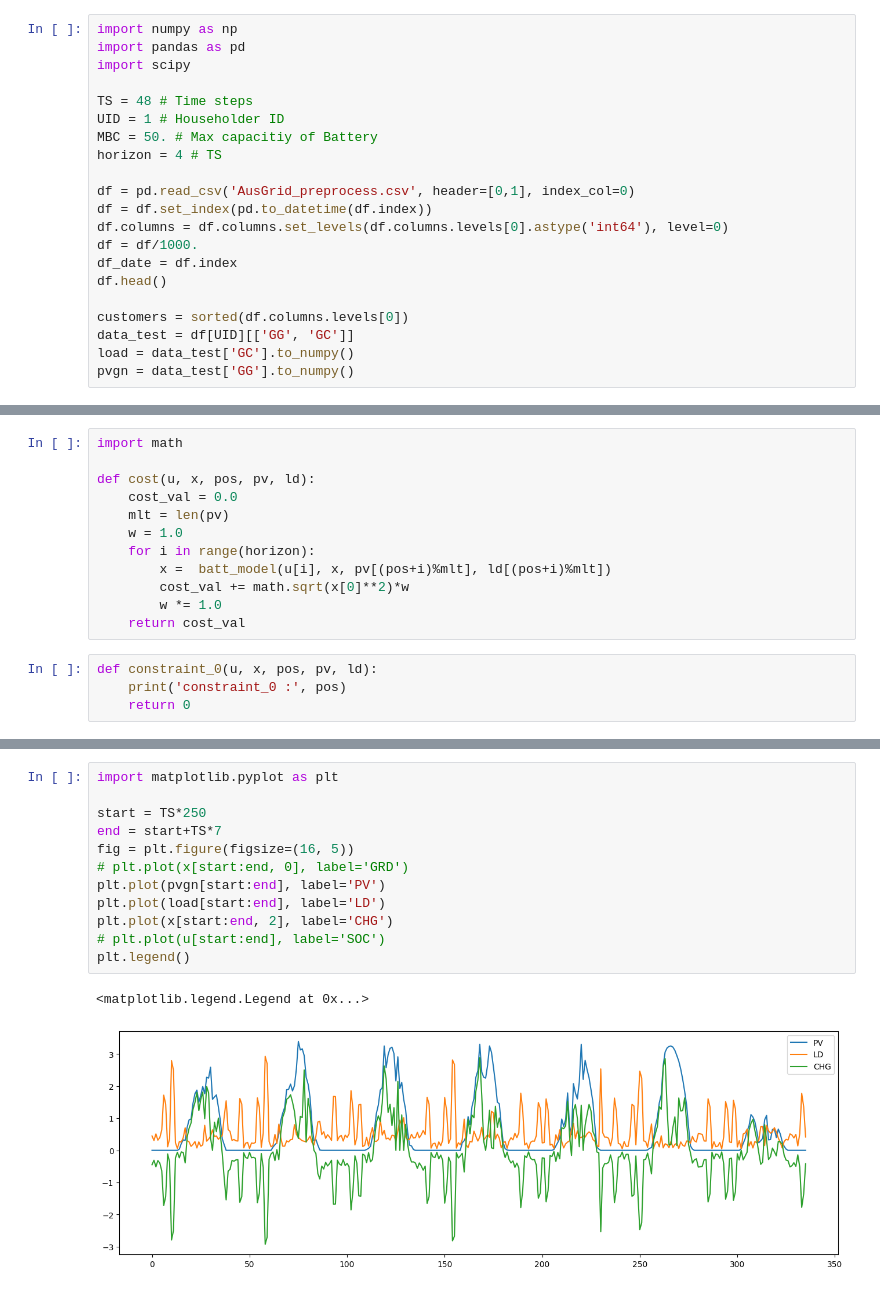
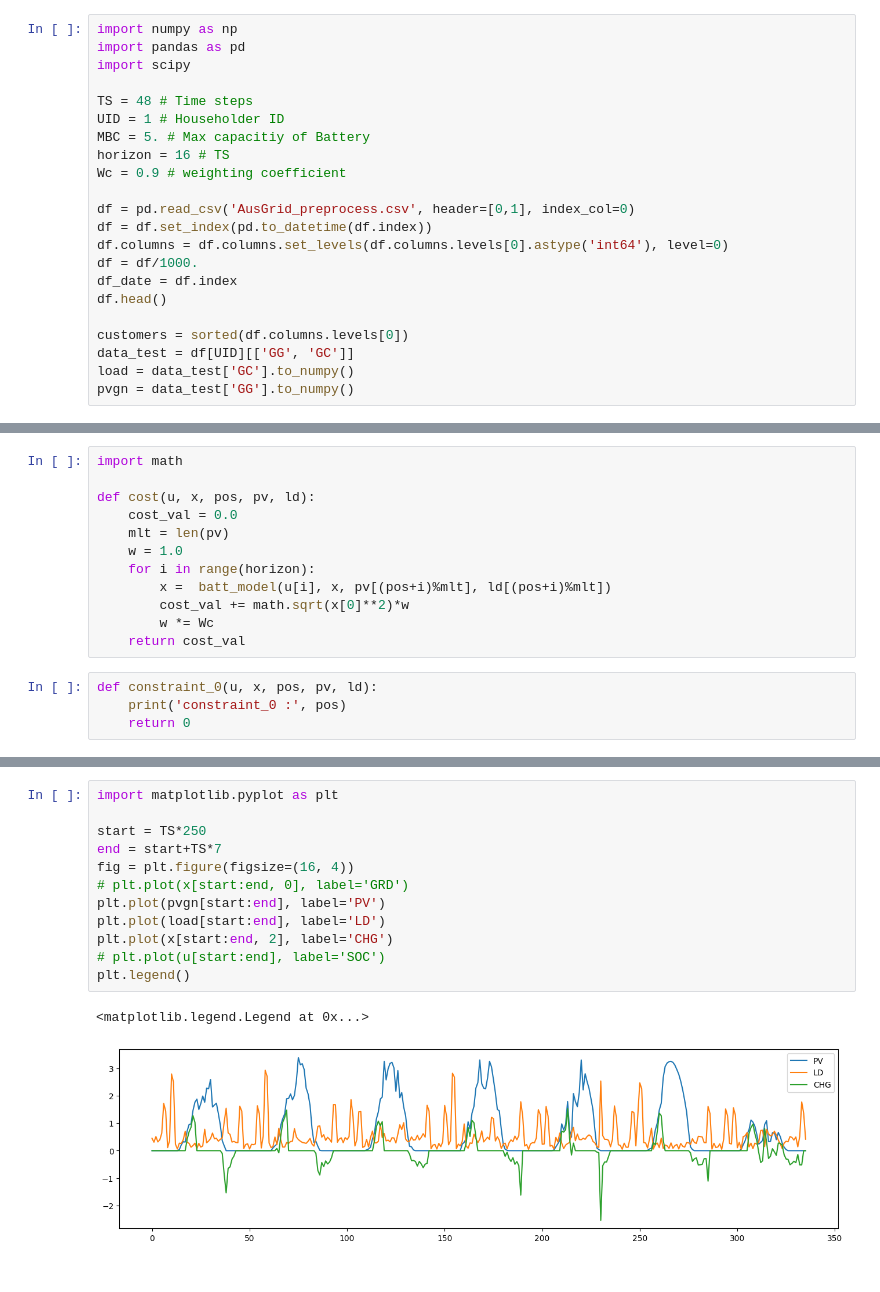
Before and after one commit to JunwookHeo/etc_project, a Jupyter notebook: proc_auggrid/mpc_math_battery_2.ipynb, the cells around one changed output, grey strips where cells are left out. Cells and saved outputs as stored; diff of their text form.

```diff
--- a/proc_auggrid/mpc_math_battery_2.ipynb
+++ b/proc_auggrid/mpc_math_battery_2.ipynb
@@ -5,8 +5,9 @@ import scipy
 
 TS = 48 # Time steps
 UID = 1 # Householder ID
-MBC = 50. # Max capacitiy of Battery
-horizon = 4 # TS
+MBC = 5. # Max capacitiy of Battery
+horizon = 16 # TS
+Wc = 0.9 # weighting coefficient
 
 df = pd.read_csv('AusGrid_preprocess.csv', header=[0,1], index_col=0)
 df = df.set_index(pd.to_datetime(df.index))
@@ -43,7 +44,7 @@ def cost(u, x, pos, pv, ld):
     for i in range(horizon):
         x =  batt_model(u[i], x, pv[(pos+i)%mlt], ld[(pos+i)%mlt])
         cost_val += math.sqrt(x[0]**2)*w
-        w *= 1.0
+        w *= Wc
     return cost_val
 # %%
 def constraint_0(u, x, pos, pv, ld):
@@ -80,18 +81,18 @@ print(res.fun)
 # %%
 import matplotlib.pyplot as plt
 
 start = TS*250
 end = start+TS*7
-fig = plt.figure(figsize=(16, 5))
+fig = plt.figure(figsize=(16, 4))
 # plt.plot(x[start:end, 0], label='GRD')
 plt.plot(pvgn[start:end], label='PV')
 plt.plot(load[start:end], label='LD')
 plt.plot(x[start:end, 2], label='CHG')
 # plt.plot(u[start:end], label='SOC')
 plt.legend()
 # %% [output]
 <matplotlib.legend.Legend at 0x...>
-[figure, old version]
+[figure, new version]
 # %%
 fig, axes = plt.subplots(nrows=2, ncols=1, figsize=(16,6))
 plt.rcParams["font.size"] = "10"
```
Also changed, not shown: parts of 5 cells of this notebook, 4 other files.
